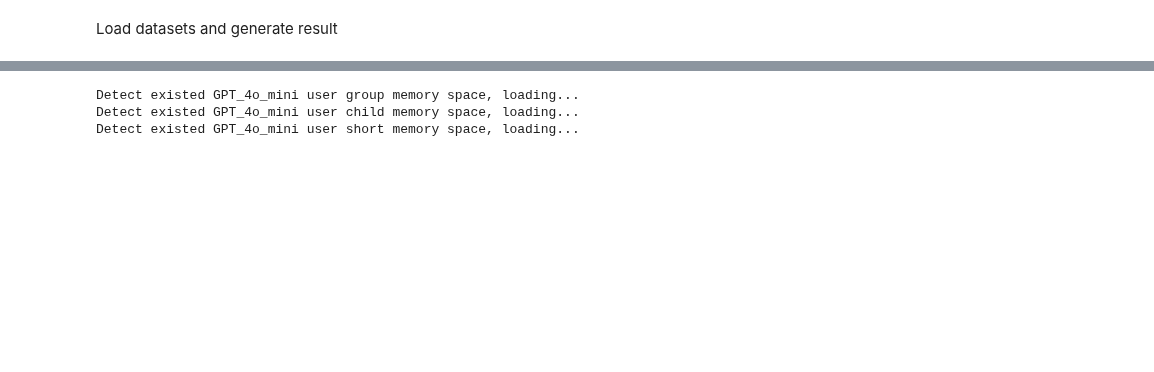
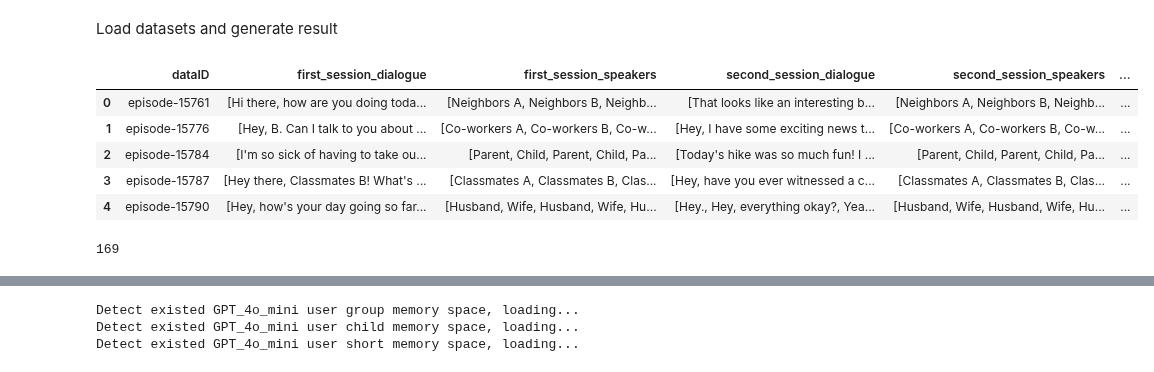
Before and after one commit to Intelligent-Systems-Lab/REMIND, a Jupyter notebook: eval_REMIND.ipynb, the cells around one changed output, grey strips where cells are left out. Drawn from its saved outputs; the diff is of its cells as text; code cells hidden in the pictures; blank space fills up the shorter version.

Commit message:
:construction: short score

```diff
--- a/eval_REMIND.ipynb
+++ b/eval_REMIND.ipynb
@@ -43,3 +43,17 @@ question_df = question_df.drop(['check', 'evidence', 'explain', 'answer', 'quest
 # %%
 import pandas as pd
 question_df = pd.read_json("eval_result_remind.json", lines=True)
+# %%
+question_df.head()
+# %% [output]
+|  | dataID | first_session_dialogue | first_session_speakers | second_session_dialogue | second_session_speakers | ... |
+| 0 | episode-15761 | [Hi there, how are you doing toda... | [Neighbors A, Neighbors B, Neighb... | [That looks like an interesting b... | [Neighbors A, Neighbors B, Neighb... | ... |
+| 1 | episode-15776 | [Hey, B. Can I talk to you about ... | [Co-workers A, Co-workers B, Co-w... | [Hey, I have some exciting news t... | [Co-workers A, Co-workers B, Co-w... | ... |
+| 2 | episode-15784 | [I'm so sick of having to take ou... | [Parent, Child, Parent, Child, Pa... | [Today's hike was so much fun! I ... | [Parent, Child, Parent, Child, Pa... | ... |
+| 3 | episode-15787 | [Hey there, Classmates B! What's ... | [Classmates A, Classmates B, Clas... | [Hey, have you ever witnessed a c... | [Classmates A, Classmates B, Clas... | ... |
+| 4 | episode-15790 | [Hey, how's your day going so far... | [Husband, Wife, Husband, Wife, Hu... | [Hey., Hey, everything okay?, Yea... | [Husband, Wife, Husband, Wife, Hu... | ... |
+# %%
+question_df = question_df[question_df['question_type']=='short']
+len(question_df)
+# %% [output]
+169
```
Also changed, not shown: parts of 6 cells of this notebook.
